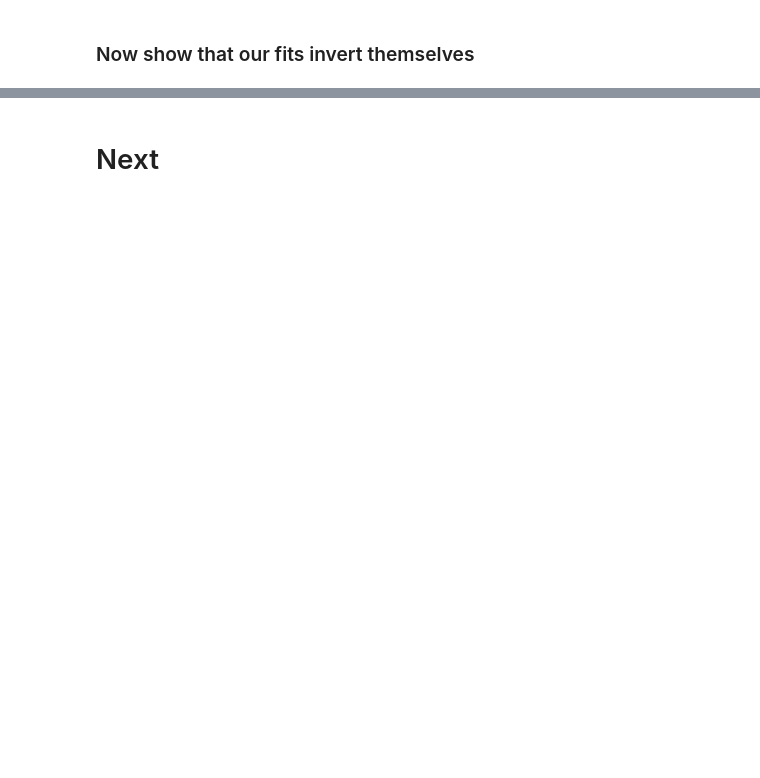
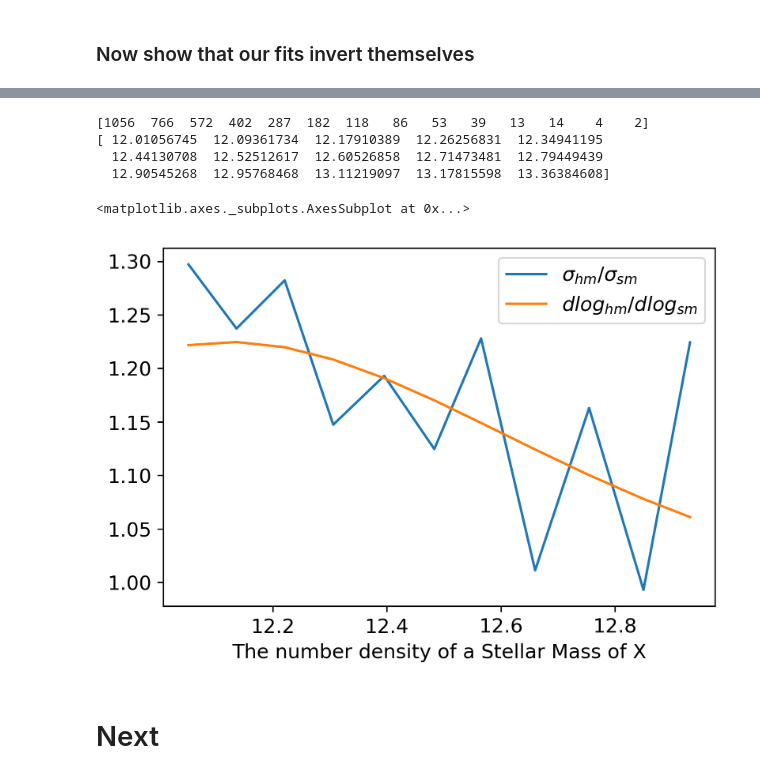
Before and after one commit to dr-guangtou/asap, a Jupyter notebook: cb/sanity_checks.ipynb, the cells around one changed output, grey strips where cells are left out. Saved outputs shown, nothing was run; the diff lists cells and outputs as text; code cells hidden in the pictures; blank space fills up the shorter version.

Commit message:
sanity check looks sane (imo)

```diff
--- a/cb/sanity_checks.ipynb
+++ b/cb/sanity_checks.ipynb
@@ -224,2 +239,11 @@ plots.sanity_check_scatter(data_stellar_cut["cen"], data_halo_cut["cen"])
+# %%
+plots.sanity_check_scatter(data_stellar_cut["halo"], data_halo_cut["halo"])
+# %% [output]
+[1056  766  572  402  287  182  118   86   53   39   13   14    4    2]
+[ 12.01056745  12.09361734  12.17910389  12.26256831  12.34941195
+  12.44130708  12.52512617  12.60526858  12.71473481  12.79449439
+  12.90545268  12.95768468  13.11219097  13.17815598  13.36384608]
+<matplotlib.axes._subplots.AxesSubplot at 0x...>
+[figure, added]
 # %% [markdown]
 # Next
```
Also changed, not shown: parts of 8 cells of this notebook, 2 other files.
